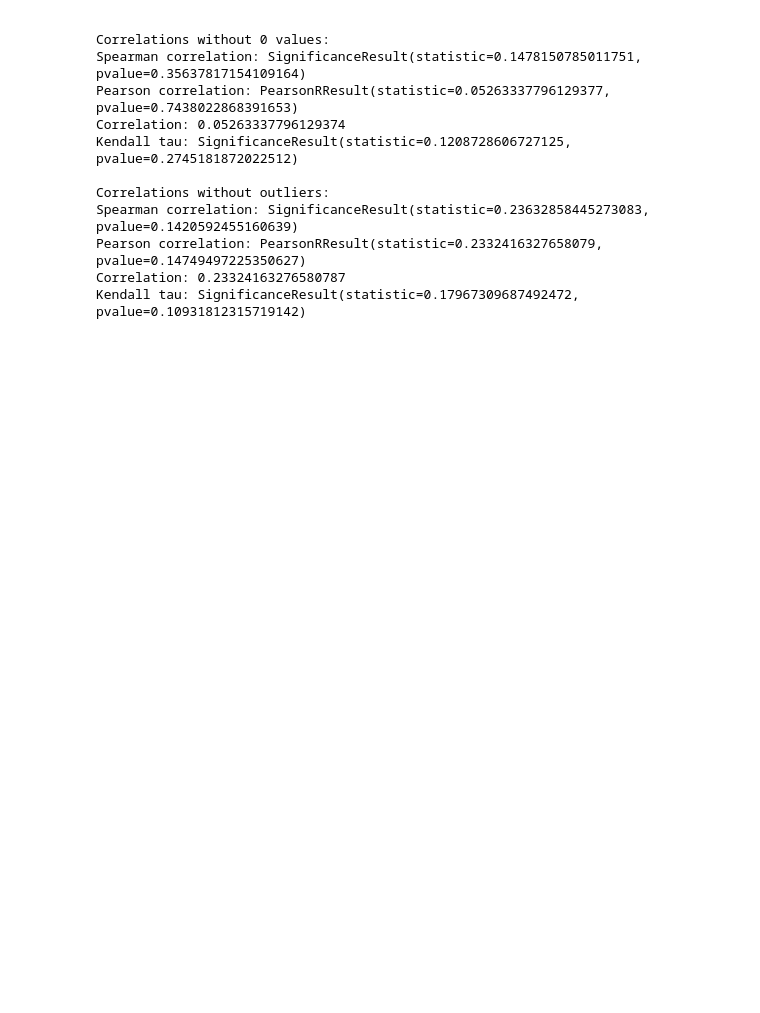
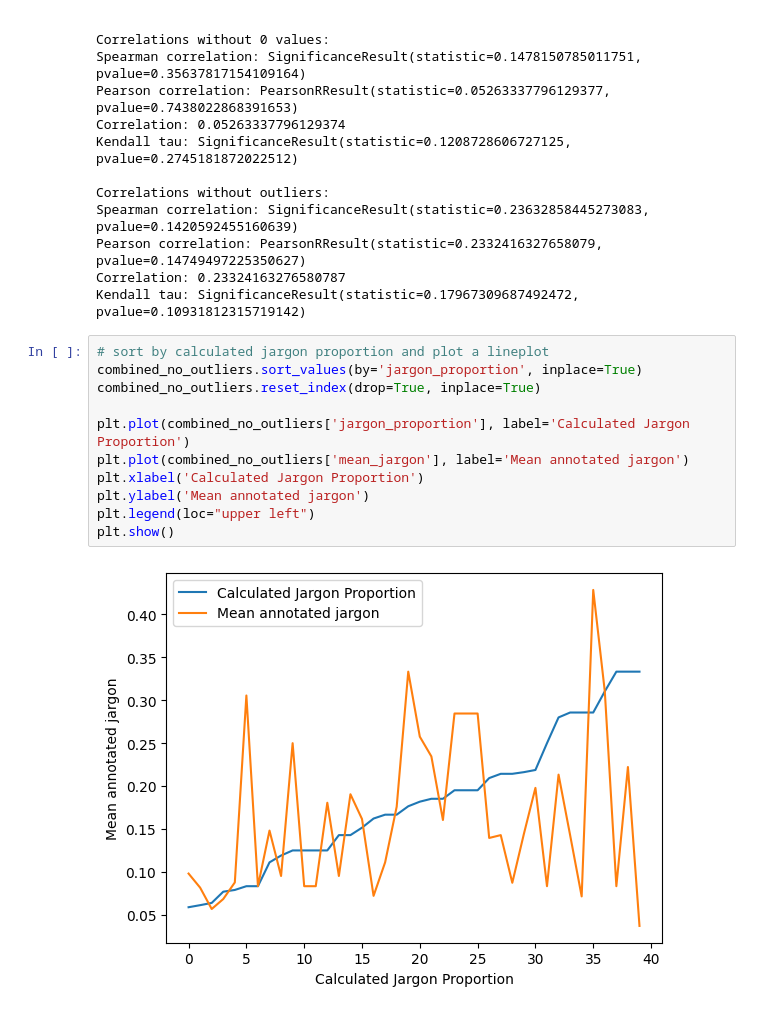
Before and after one commit to vetlewj/algorithmic-media, a Jupyter notebook: jargon_metric/evaluating/evaluating_jargon.ipynb, the cells around one changed output. Drawn from its saved outputs; the diff is of its cells as text; blank space fills up the shorter version.

Commit message:
clean up jargon folder

```diff
--- a/jargon_metric/evaluating/evaluating_jargon.ipynb
+++ b/jargon_metric/evaluating/evaluating_jargon.ipynb
@@ -186,3 +145,16 @@ Spearman correlation: SignificanceResult(statistic=0.23632858445273083, pvalue=0
 Pearson correlation: PearsonRResult(statistic=0.2332416327658079, pvalue=0.14749497225350627)
 Correlation: 0.23324163276580787
 Kendall tau: SignificanceResult(statistic=0.17967309687492472, pvalue=0.10931812315719142)
+# %%
+# sort by calculated jargon proportion and plot a lineplot
+combined_no_outliers.sort_values(by='jargon_proportion', inplace=True)
+combined_no_outliers.reset_index(drop=True, inplace=True)
+
+plt.plot(combined_no_outliers['jargon_proportion'], label='Calculated Jargon Proportion')
+plt.plot(combined_no_outliers['mean_jargon'], label='Mean annotated jargon')
+plt.xlabel('Calculated Jargon Proportion')
+plt.ylabel('Mean annotated jargon')
+plt.legend(loc="upper left")
+plt.show()
+# %% [output]
+[figure, added]
```
Also changed, not shown: parts of 5 cells of this notebook, 10 other files.
